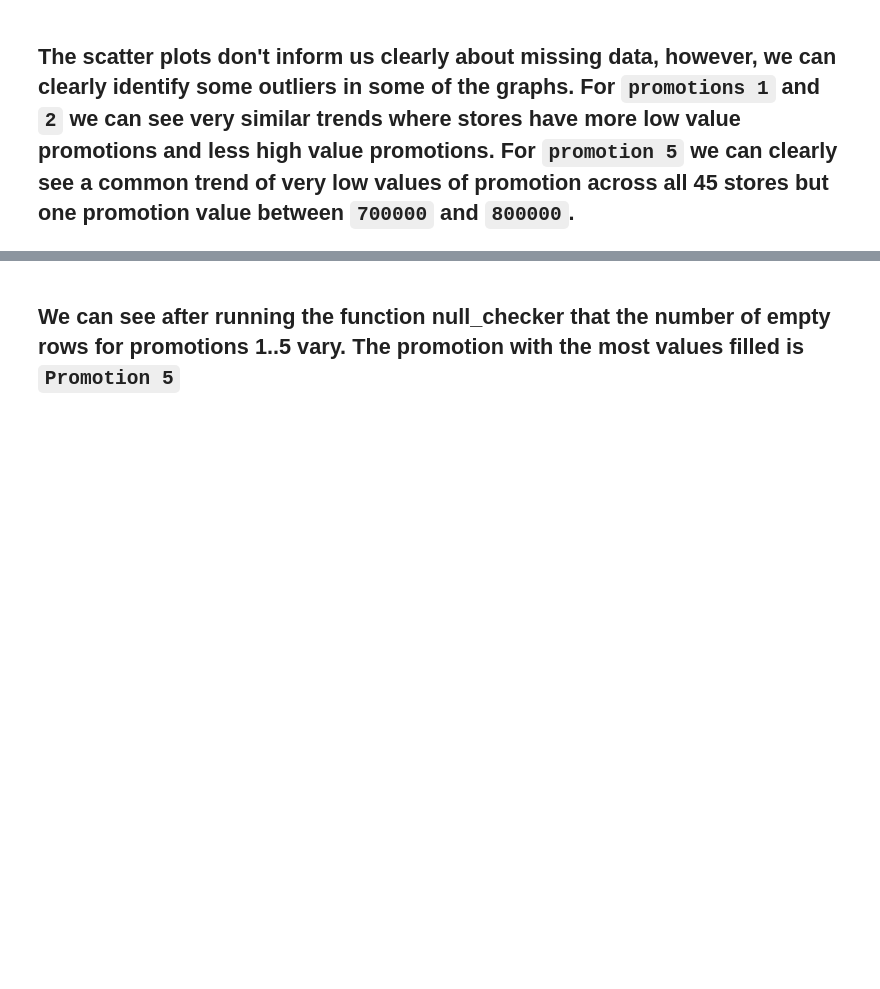
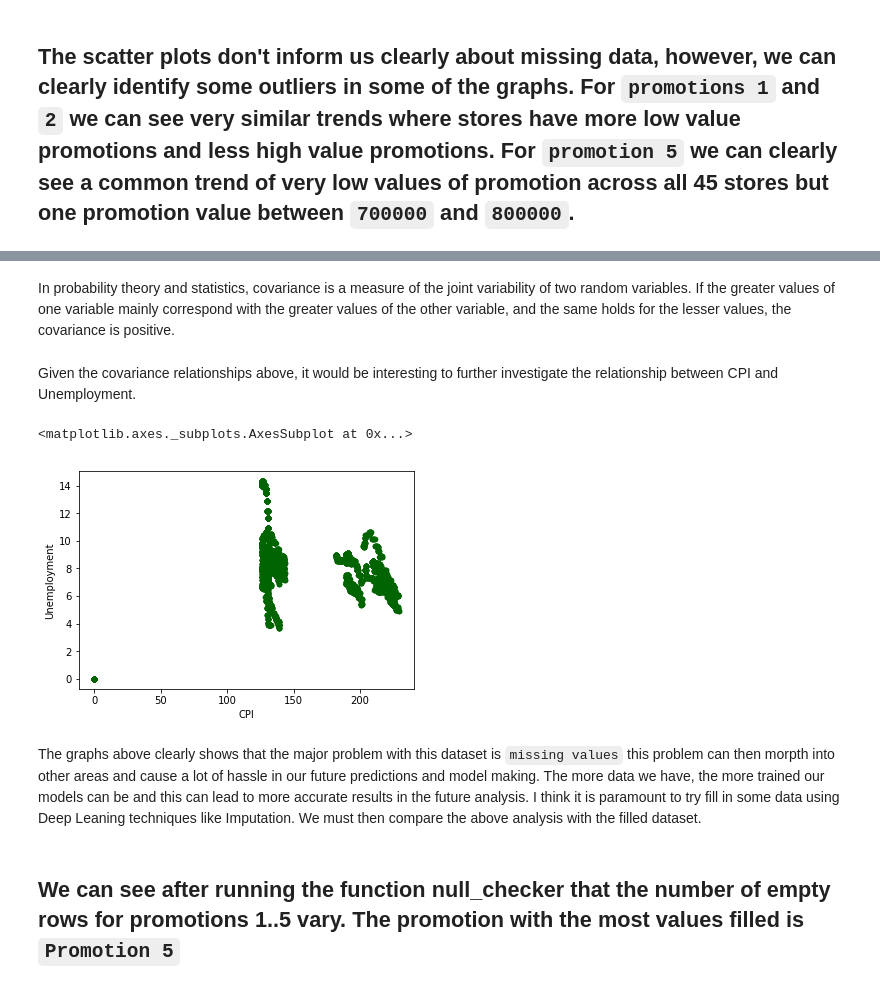
Before and after one commit to SedarOlmez94/sales-forecasting, a Jupyter notebook: Manchester_workbook.ipynb, the cells around one changed output, grey strips where cells are left out. Cells and saved outputs as stored; diff of their text form; code cells hidden in the pictures; blank space fills up the shorter version.

Commit message:
Analysis of weekly_sales, graphs made and covariance computed.

```diff
--- a/Manchester_workbook.ipynb
+++ b/Manchester_workbook.ipynb
@@ -274,7 +273,0 @@ plt.tight_layout()
-# %%
-%matplotlib inline
-plt.rcParams['xtick.labelsize'] = 0.2
-fig, (ax1,ax2) = plt.subplots(1,2, figsize=(20,8))
-feature_df.plot.bar(x='Date', y='Promotion1', ax=ax1)
-feature_df.plot.bar(x='Date', y='Promotion2', ax=ax2)
-plt.tight_layout()
@@ -283,3 +301,14 @@ plt.tight_layout()
+# %% [markdown]
+In probability theory and statistics, covariance is a measure of the joint variability of two random variables. If the greater values of one variable mainly correspond with the greater values of the other variable, and the same holds for the lesser values, the covariance is positive.
+# %% [markdown]
+Given the covariance relationships above, it would be interesting to further investigate the relationship between CPI and Unemployment.
+# %%
+feature_df.plot.scatter(x = "CPI", y = "Unemployment", color = 'DarkGreen')
+# %% [output]
+<matplotlib.axes._subplots.AxesSubplot at 0x...>
+[figure, added]
+# %% [markdown]
+The graphs above clearly shows that the major problem with this dataset is `missing values` this problem can then morpth into other areas and cause a lot of hassle in our future predictions and model making. The more data we have, the more trained our models can be and this can lead to more accurate results in the future analysis. I think it is paramount to try fill in some data using Deep Leaning techniques like Imputation. We must then compare the above analysis with the filled dataset.
 # %% [markdown]
 ## We can see after running the function null_checker that the number of empty rows for promotions 1..5 vary. The promotion with the most values filled is `Promotion 5`
 # %%
```
Also changed, not shown: parts of 21 cells of this notebook.
